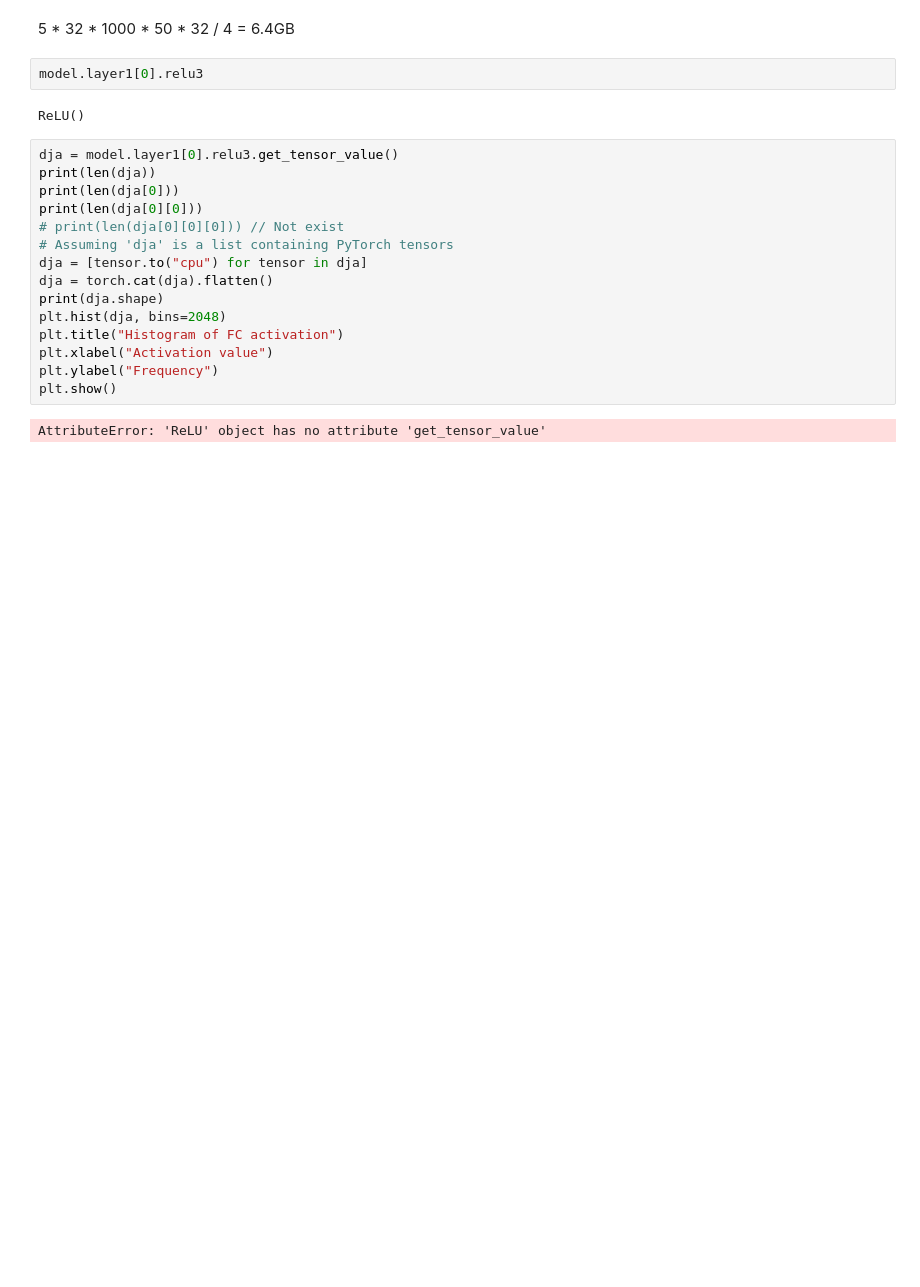
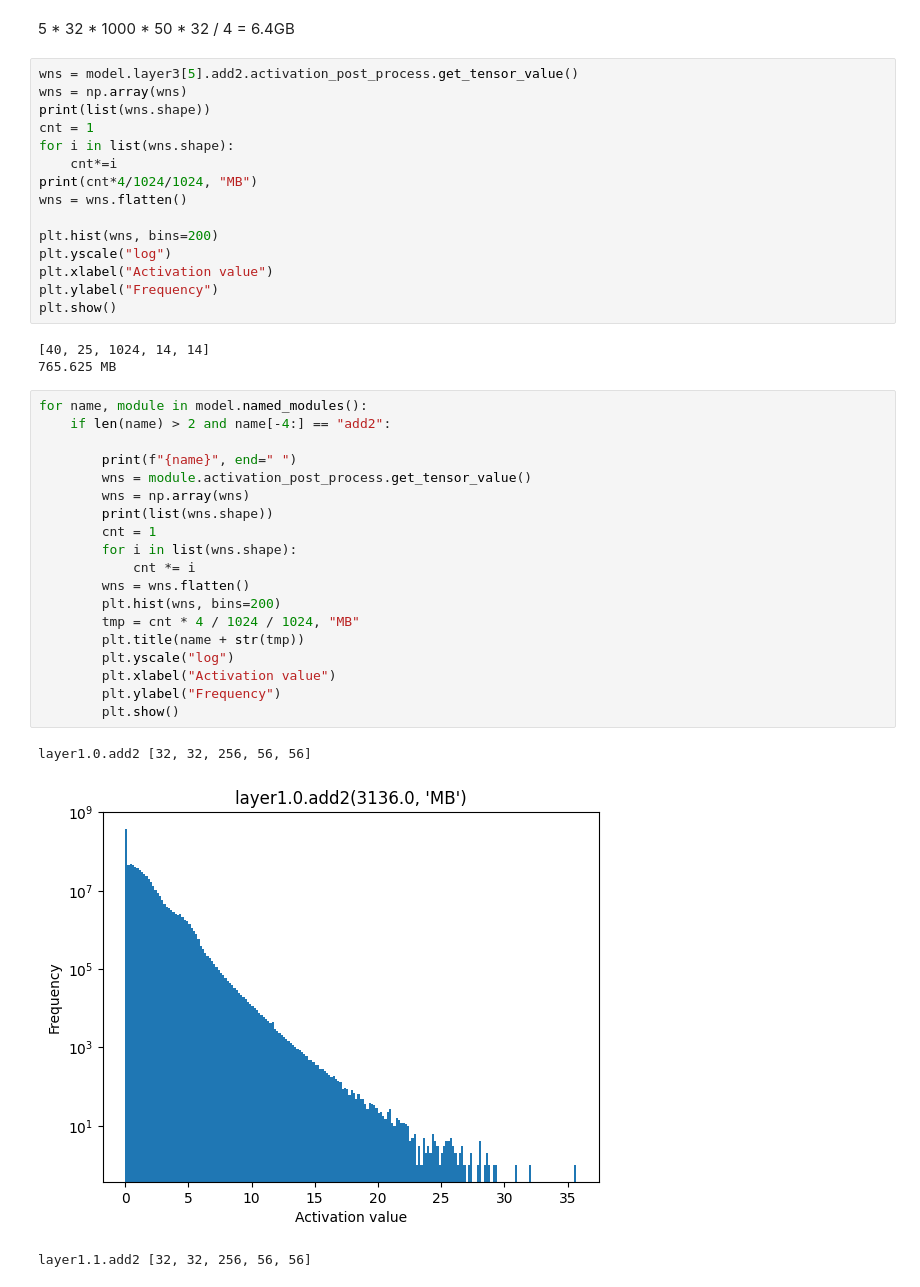
Before and after one commit to jiho264/2024-RISE-Quantization, a Jupyter notebook: activation_viewer.ipynb, the cells around one changed output. Saved outputs shown, nothing was run; the diff lists cells and outputs as text; blank space fills up the shorter version.

```diff
--- a/activation_viewer.ipynb
+++ b/activation_viewer.ipynb
@@ -116,23 +93,43 @@ torch.Size([1000000])
 # %% [markdown]
 5 * 32 * 1000 * 50 * 32 / 4 = 6.4GB
-# %%
-model.layer1[0].relu3
-# %% [output]
-ReLU()
-# %%
-dja = model.layer1[0].relu3.get_tensor_value()
-print(len(dja))
-print(len(dja[0]))
-print(len(dja[0][0]))
-# print(len(dja[0][0][0])) // Not exist
-# Assuming 'dja' is a list containing PyTorch tensors
-dja = [tensor.to("cpu") for tensor in dja]
-dja = torch.cat(dja).flatten()
-print(dja.shape)
-plt.hist(dja, bins=2048)
-plt.title("Histogram of FC activation")
-plt.xlabel("Activation value")
-plt.ylabel("Frequency")
-plt.show()
-# %% [output]
-AttributeError: 'ReLU' object has no attribute 'get_tensor_value'
+# %%
+wns = model.layer3[5].add2.activation_post_process.get_tensor_value()
+wns = np.array(wns)
+print(list(wns.shape))
+cnt = 1
+for i in list(wns.shape):
+    cnt*=i
+print(cnt*4/1024/1024, "MB")
+wns = wns.flatten()
+
+plt.hist(wns, bins=200)
+plt.yscale("log")
+plt.xlabel("Activation value")
+plt.ylabel("Frequency")
+plt.show()
+# %% [output]
+[40, 25, 1024, 14, 14]
+765.625 MB
+# %%
+for name, module in model.named_modules():
+    if len(name) > 2 and name[-4:] == "add2":
+
+        print(f"{name}", end=" ")
+        wns = module.activation_post_process.get_tensor_value()
+        wns = np.array(wns)
+        print(list(wns.shape))
+        cnt = 1
+        for i in list(wns.shape):
+            cnt *= i
+        wns = wns.flatten()
+        plt.hist(wns, bins=200)
+        tmp = cnt * 4 / 1024 / 1024, "MB"
+        plt.title(name + str(tmp))
+        plt.yscale("log")
+        plt.xlabel("Activation value")
+        plt.ylabel("Frequency")
+        plt.show()
+# %% [output]
+layer1.0.add2 [32, 32, 256, 56, 56]
+[figure, added]
+layer1.1.add2 [32, 32, 256, 56, 56]
```
Also changed, not shown: parts of 6 cells of this notebook, 3 other files.
